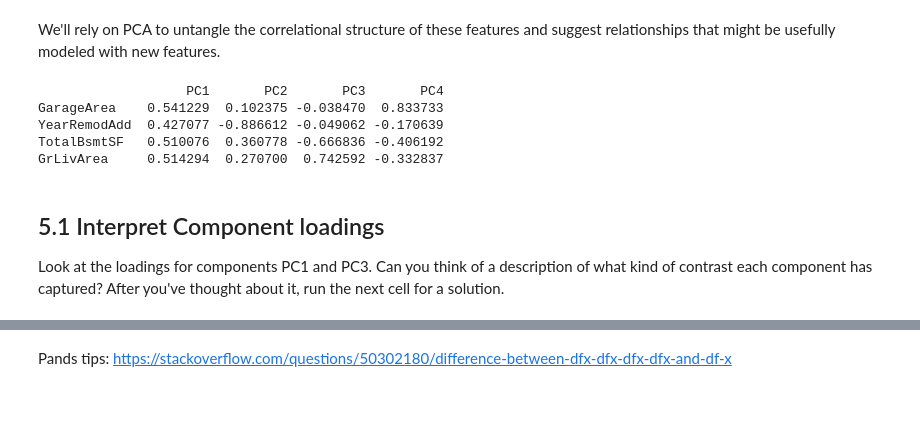
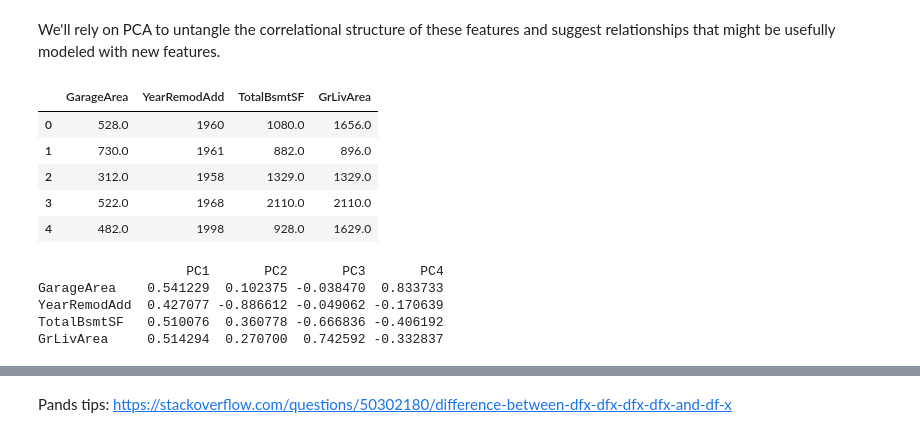
Before and after one commit to pengfei99/FeatureEngineering, a Jupyter notebook: notebooks/Exercise/05.PCA.ipynb, the cells around one changed output, grey strips where cells are left out. Cells and saved outputs as stored; diff of their text form; code cells hidden in the pictures; blank space fills up the shorter version.

```diff
--- a/notebooks/Exercise/05.PCA.ipynb
+++ b/notebooks/Exercise/05.PCA.ipynb
@@ -142,4 +143,17 @@ features = [
 ]
 # %% [markdown]
 We'll rely on PCA to untangle the correlational structure of these features and suggest relationships that might be usefully modeled with new features.
+# %%
+X = df.copy()
+y = X.pop("SalePrice")
+X = X.loc[:, features]
+
+X.head()
+# %% [output]
+|  | GarageArea | YearRemodAdd | TotalBsmtSF | GrLivArea |
+| 0 | 528.0 | 1960 | 1080.0 | 1656.0 |
+| 1 | 730.0 | 1961 | 882.0 | 896.0 |
+| 2 | 312.0 | 1958 | 1329.0 | 1329.0 |
+| 3 | 522.0 | 1968 | 2110.0 | 2110.0 |
+| 4 | 482.0 | 1998 | 928.0 | 1629.0 |
 # %%
@@ -156,7 +166,3 @@ GarageArea    0.541229  0.102375 -0.038470  0.833733
 YearRemodAdd  0.427077 -0.886612 -0.049062 -0.170639
 TotalBsmtSF   0.510076  0.360778 -0.666836 -0.406192
 GrLivArea     0.514294  0.270700  0.742592 -0.332837
-# %% [markdown]
-## 5.1 Interpret Component loadings
-
-Look at the loadings for components PC1 and PC3. Can you think of a description of what kind of contrast each component has captured? After you've thought about it, run the next cell for a solution.
```
Also changed, not shown: parts of 13 cells of this notebook.
